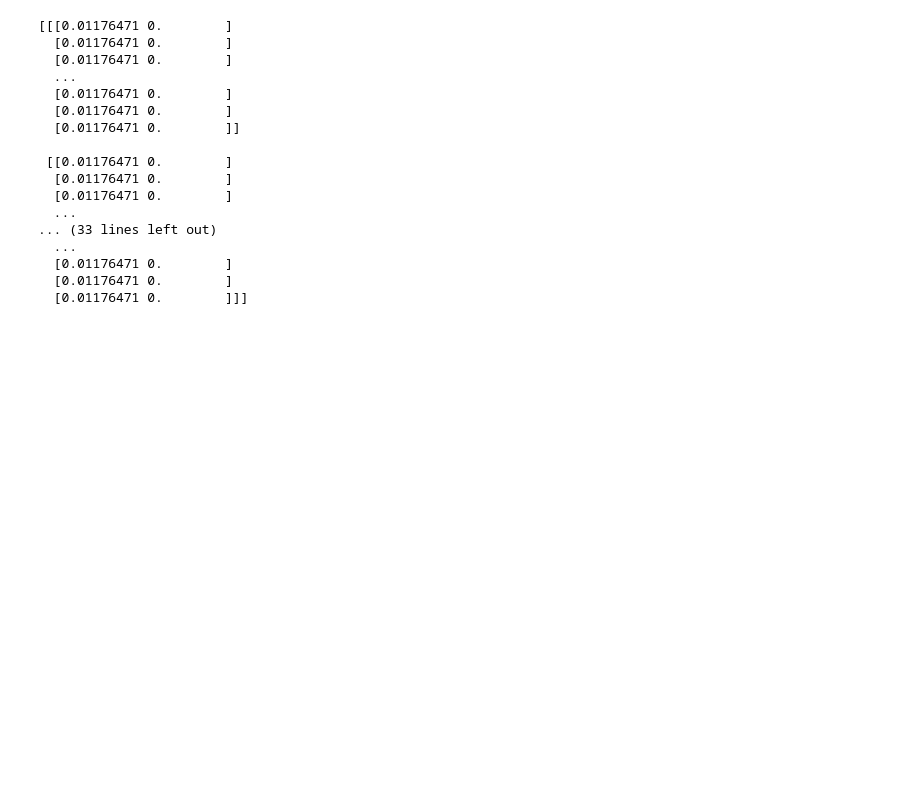
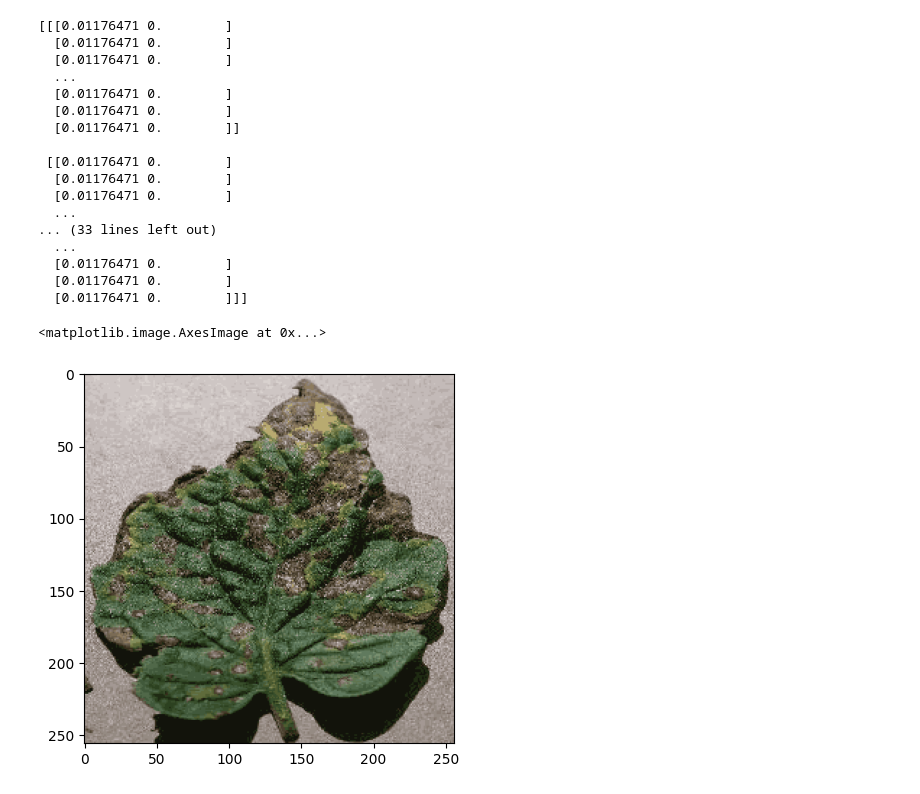
Before and after one commit to KylerYohnPsu/PlantQA, a Jupyter notebook: Capstone_Data_Exploration.ipynb, the cells around one changed output. Drawn from its saved outputs; the diff is of its cells as text; code cells hidden in the pictures; blank space fills up the shorter version.

```diff
--- a/Capstone_Data_Exploration.ipynb
+++ b/Capstone_Data_Exploration.ipynb
@@ -204,3 +204,37 @@ keras.utils.save_img("output.png", mask, scale=False)
   [0.01176471 0.        ]
   [0.01176471 0.        ]
   [0.01176471 0.        ]]]
+# %%
+import numpy as np
+import cv2
+import matplotlib.pyplot as plt
+
+img = cv2.imread(r'C:\Users\Kyler_Code\Desktop\PlantQA\data\PlantExpertVQA\images\image_054583.JPG')
+img_rgb = cv2.cvtColor(img, cv2.COLOR_BGR2RGB)
+
+pixel_values = img_rgb.reshape((-1,3))
+
+pixel_values = np.float32(pixel_values)
+
+criteria = (cv2.TERM_CRITERIA_EPS + cv2.TERM_CRITERIA_MAX_ITER, 10, 1.0)
+
+k = 30
+
+compactness, labels, centers = cv2.kmeans(
+    pixel_values,
+    k,
+    None,
+    criteria,
+    attempts=10,
+    flags=cv2.KMEANS_RANDOM_CENTERS
+)
+
+centers = np.uint8(centers)
+
+segmented_data = centers[labels.flatten()]
+segmented_image = segmented_data.reshape((img.shape))
+
+plt.imshow(segmented_image)
+# %% [output]
+<matplotlib.image.AxesImage at 0x...>
+[figure, added]
```
Also changed, not shown: parts of 1 cell of this notebook.
